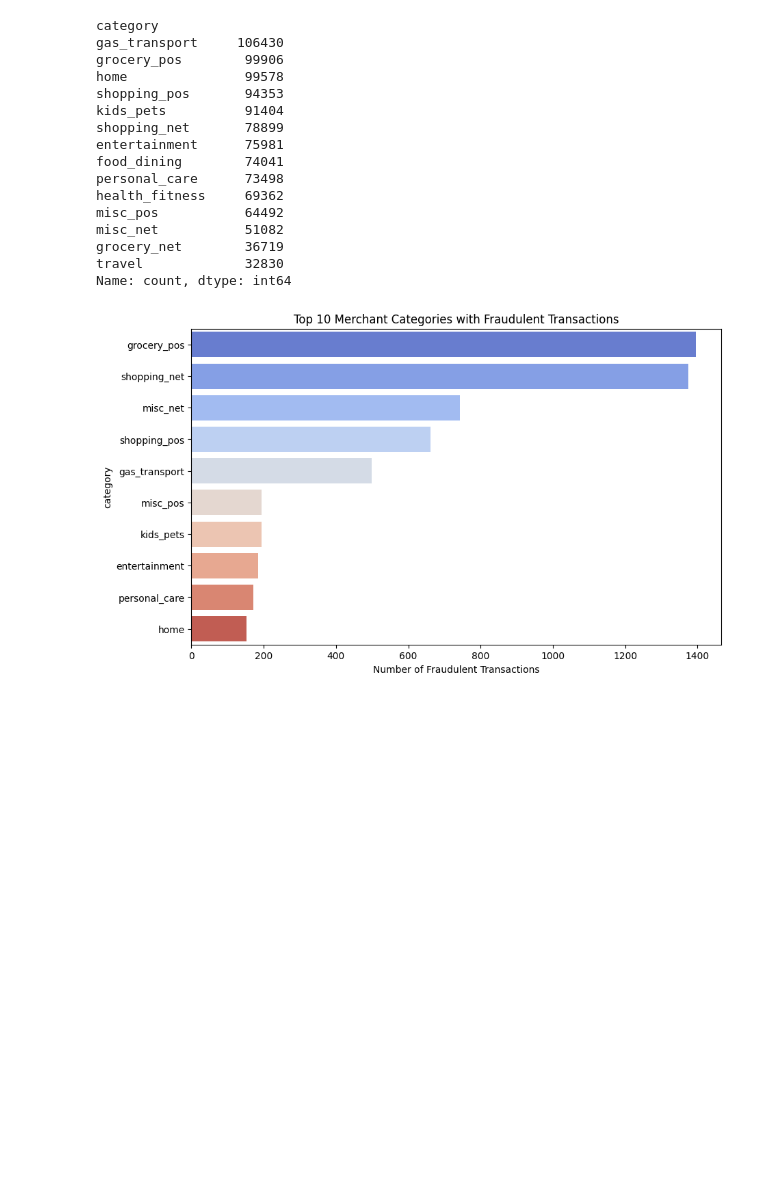
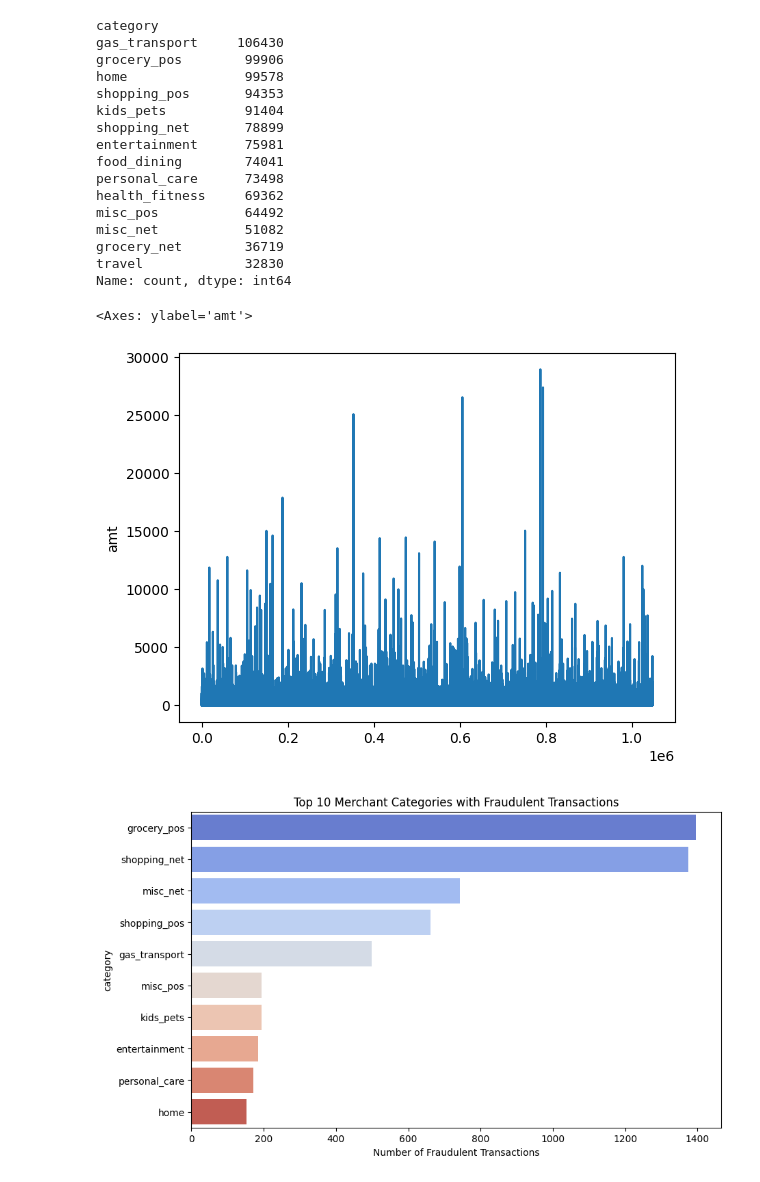
Before and after one commit to santosh3110/Real_Time_Credit_Card_Fraud_Detection_System, a Jupyter notebook: research/experiment.ipynb, the cells around one changed output. Saved outputs shown, nothing was run; the diff lists cells and outputs as text; code cells hidden in the pictures; blank space fills up the shorter version.

```diff
--- a/research/experiment.ipynb
+++ b/research/experiment.ipynb
@@ -138,6 +138,11 @@ misc_net           51082
 grocery_net        36719
 travel             32830
 Name: count, dtype: int64
+# %%
+sns.lineplot(df["amt"])
+# %% [output]
+<Axes: ylabel='amt'>
+[figure, added]
 # %%
 fraud_by_category = df[df['is_fraud'] == 1]['category'].value_counts().head(10)
 
```
Also changed, not shown: parts of 1 cell of this notebook, 4 other files.
